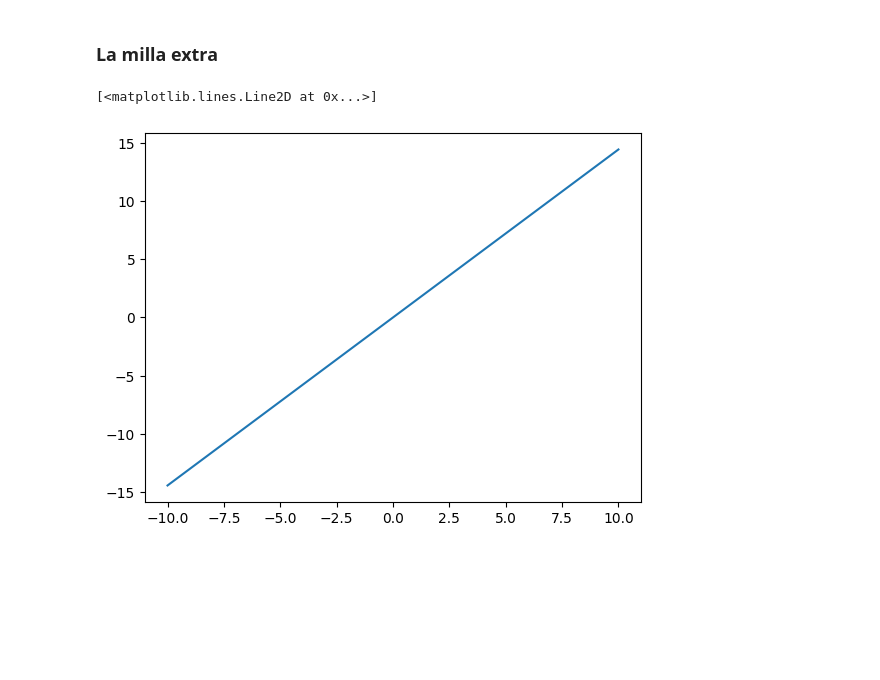
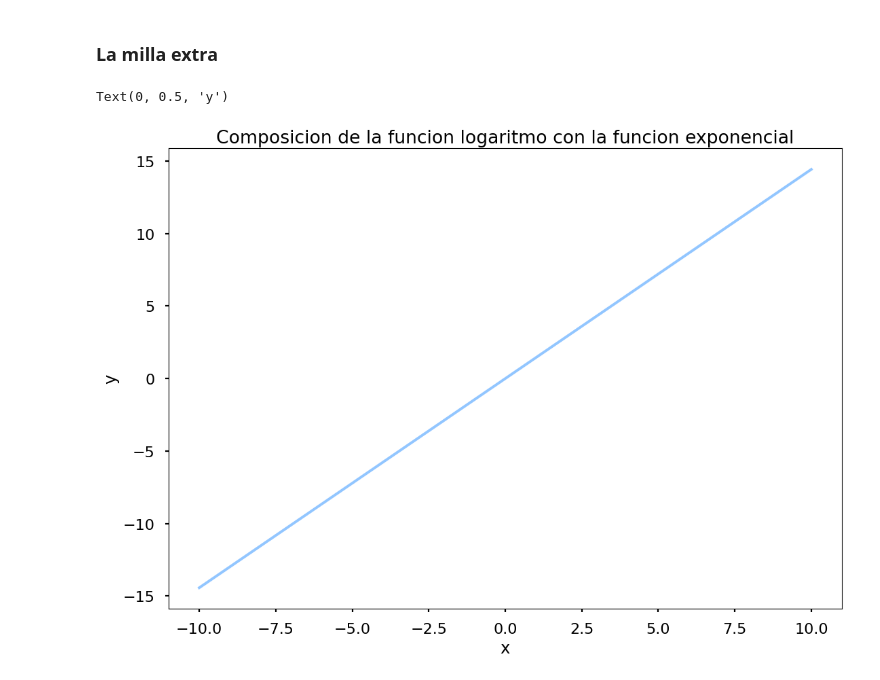
Before and after one commit to jariel17/curso-funciones, a Jupyter notebook: 2_Funciones_dentro_de_otras.ipynb, the cells around one changed output. Saved outputs shown, nothing was run; the diff lists cells and outputs as text; code cells hidden in the pictures; blank space fills up the shorter version.

Commit message:
Add style to class 2 graph

```diff
--- a/2_Funciones_dentro_de_otras.ipynb
+++ b/2_Funciones_dentro_de_otras.ipynb
@@ -24,25 +24,28 @@ plt.plot(x, f_o_g)
 # %%
 def l(x):
   return np.log2(x)
 
 def e(x):
   return np.exp(x)
 
 def va(x):
     y1 = []
     for n in x:
         if n < 0:
             y1.append(-n)
         else:
             y1.append(n)
     return y1
 
 def c(x):
   return np.cos(x)
 
 l_o_e = l(e(x))
-
+plt.style.use('seaborn-v0_8-pastel')
 plt.plot(x, l_o_e)
+plt.title('Composicion de la funcion logaritmo con la funcion exponencial')
+plt.xlabel('x')
+plt.ylabel('y')
 # %% [output]
-[<matplotlib.lines.Line2D at 0x...>]
+Text(0, 0.5, 'y')
-[figure, old version]
+[figure, new version]
```
Also changed, not shown: parts of 2 cells of this notebook.
